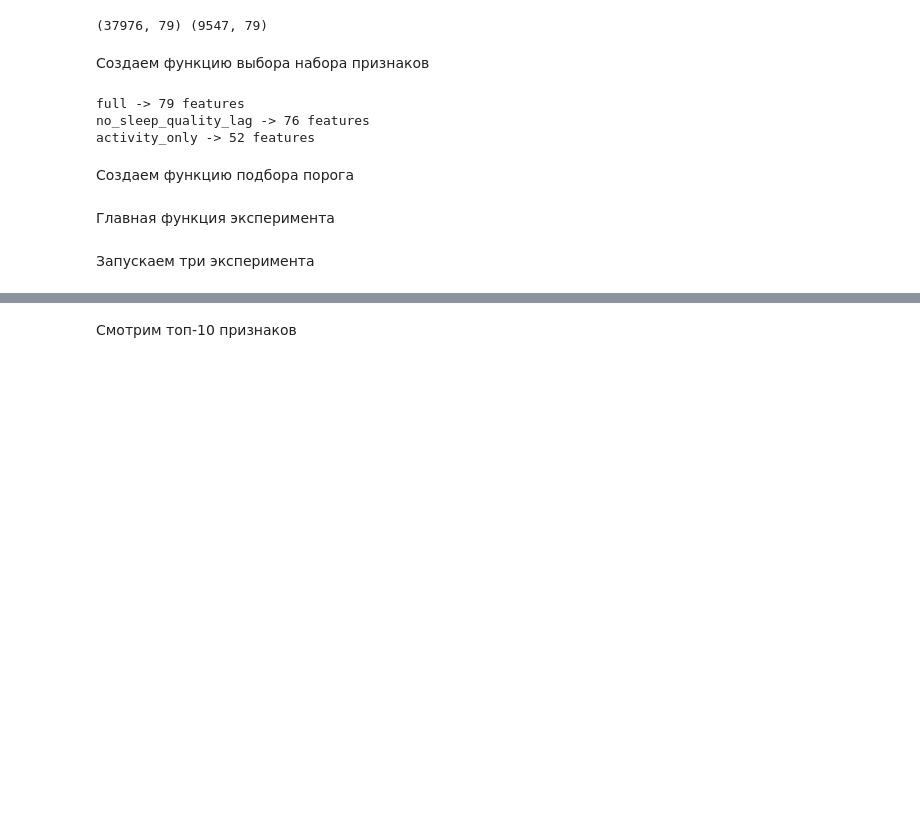
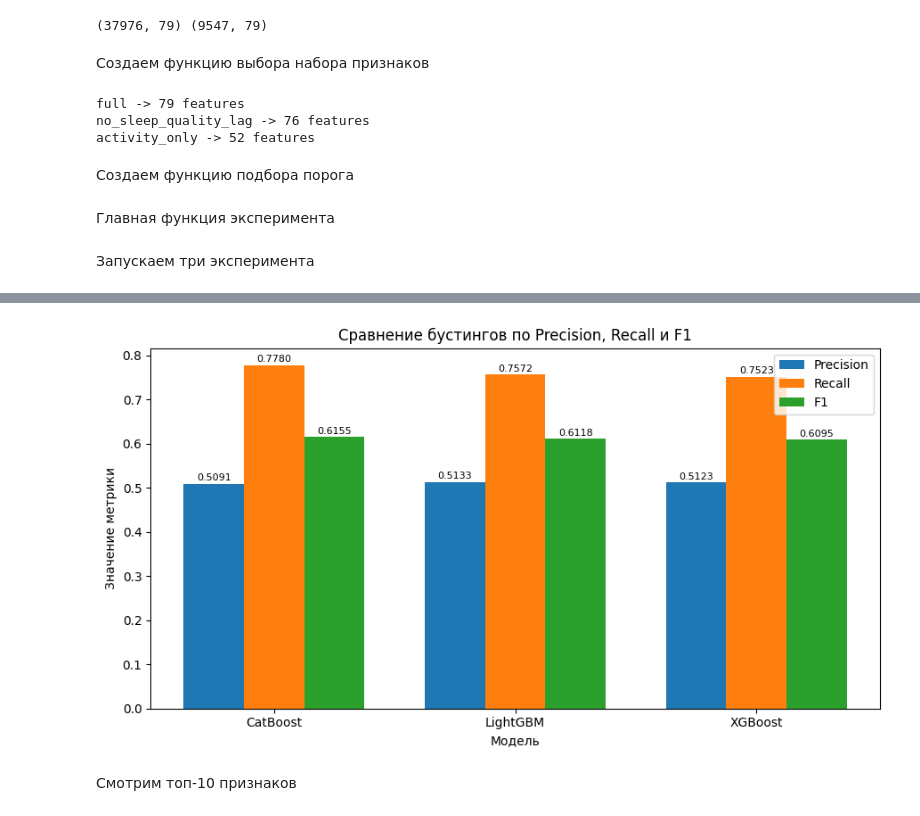
Before and after one commit to kokontsev/vkr_sleep_prediction, a Jupyter notebook: notebooks/05_ablation_experiments.ipynb, the cells around one changed output, grey strips where cells are left out. Saved outputs shown, nothing was run; the diff lists cells and outputs as text; code cells hidden in the pictures; blank space fills up the shorter version.

```diff
--- a/notebooks/05_ablation_experiments.ipynb
+++ b/notebooks/05_ablation_experiments.ipynb
@@ -407,3 +774,49 @@ ablation_comparison.to_csv(REPORT_TABLES_DIR / "ablation_comparison.csv", index=
+# %%
+plot_df = boosting_comparison_rounded.copy()
+
+metric_cols = ["precision", "recall", "f1_score"]
+metric_labels = ["Precision", "Recall", "F1"]
+
+x = np.arange(len(plot_df))
+width = 0.25
+
+plt.figure(figsize=(9, 5))
+
+for i, (col, label) in enumerate(zip(metric_cols, metric_labels)):
+    bars = plt.bar(
+        x + (i - 1) * width,
+        plot_df[col],
+        width,
+        label=label
+    )
+
+    for bar, value in zip(bars, plot_df[col]):
+        plt.text(
+            bar.get_x() + bar.get_width() / 2,
+            value + 0.003,
+            f"{value:.4f}",
+            ha="center",
+            va="bottom",
+            fontsize=8
+        )
+
+plt.title("Сравнение бустингов по Precision, Recall и F1")
+plt.xlabel("Модель")
+plt.ylabel("Значение метрики")
+plt.xticks(x, plot_df["model"])
+# plt.ylim(0.40, 0.75)
+# plt.grid(axis="y", alpha=0.3)
+plt.legend()
+
+plt.tight_layout()
+plt.savefig(
+    BOOSTING_FIG_DIR / f"boosting_comparison_precision_recall_f1_{BOOSTING_FEATURE_MODE}.png",
+    dpi=300,
+    bbox_inches="tight"
+)
+plt.show()
+# %% [output]
+[figure, added]
 # %% [markdown]
 Смотрим топ-10 признаков
 # %%
```
Also changed, not shown: parts of 11 cells of this notebook, 49 other files.
